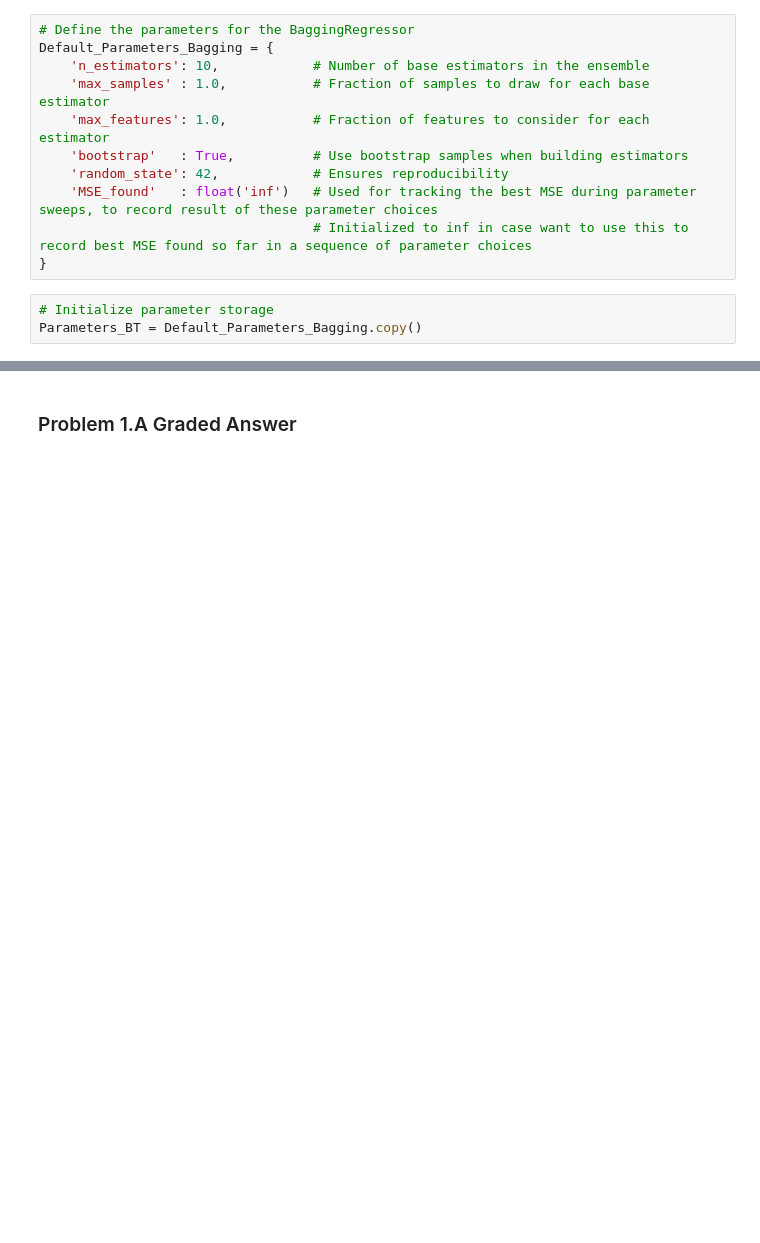
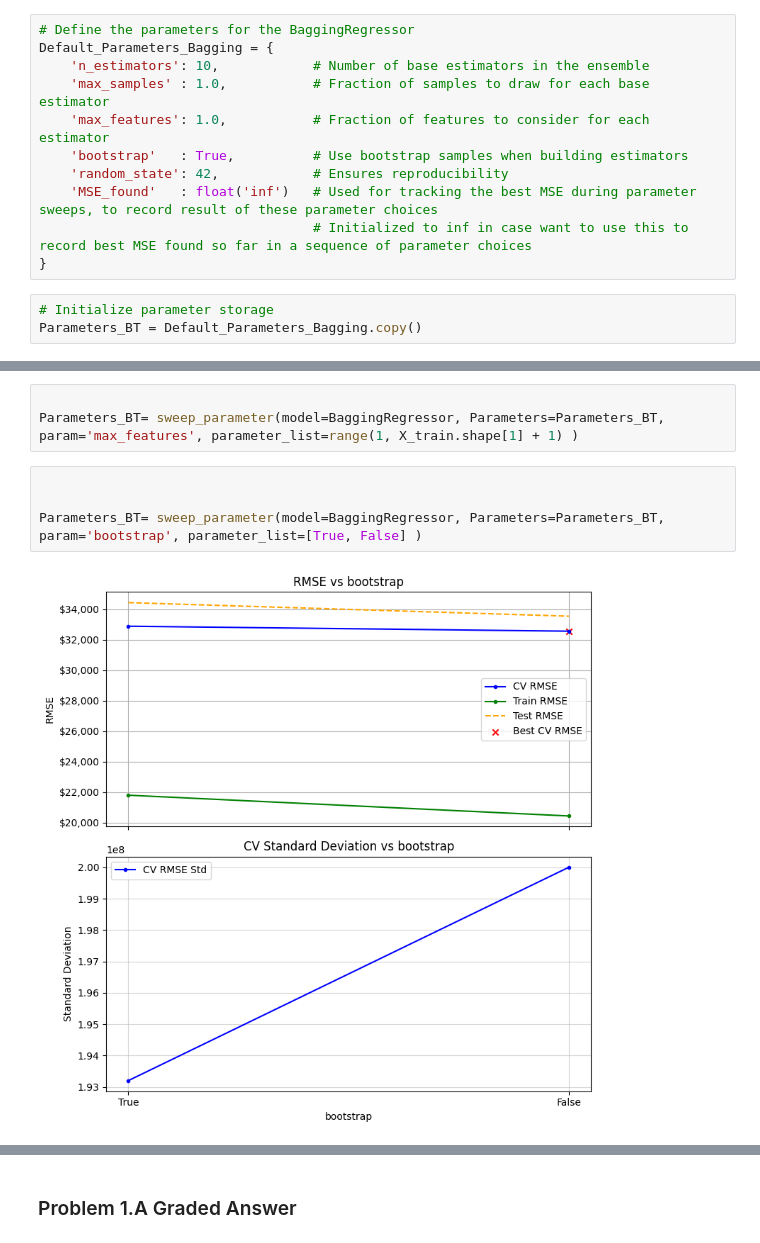
Before and after one commit to Rocking-Priya/Module-3-Assignments, a Jupyter notebook: Homework_07.ipynb, the cells around one changed output, grey strips where cells are left out. Drawn from its saved outputs; the diff is of its cells as text; blank space fills up the shorter version.

```diff
--- a/Homework_07.ipynb
+++ b/Homework_07.ipynb
@@ -360,0 +357,9 @@ Execution Time: 00:08:23
+# %%
+
+Parameters_BT= sweep_parameter(model=BaggingRegressor, Parameters=Parameters_BT, param='max_features', parameter_list=range(1, X_train.shape[1] + 1) )
+# %%
+
+
+Parameters_BT= sweep_parameter(model=BaggingRegressor, Parameters=Parameters_BT, param='bootstrap', parameter_list=[True, False] )
+# %% [output]
+[figure, added]
```
Also changed, not shown: parts of 9 cells of this notebook.
